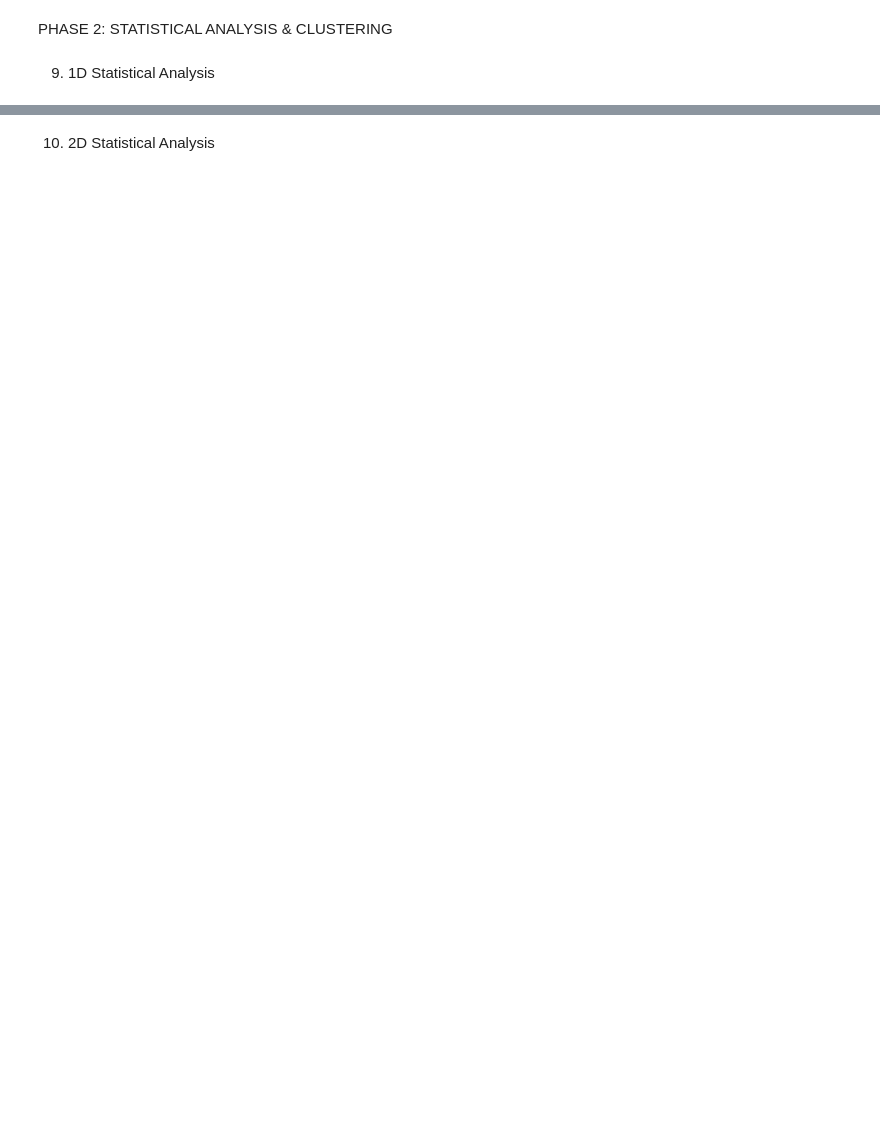
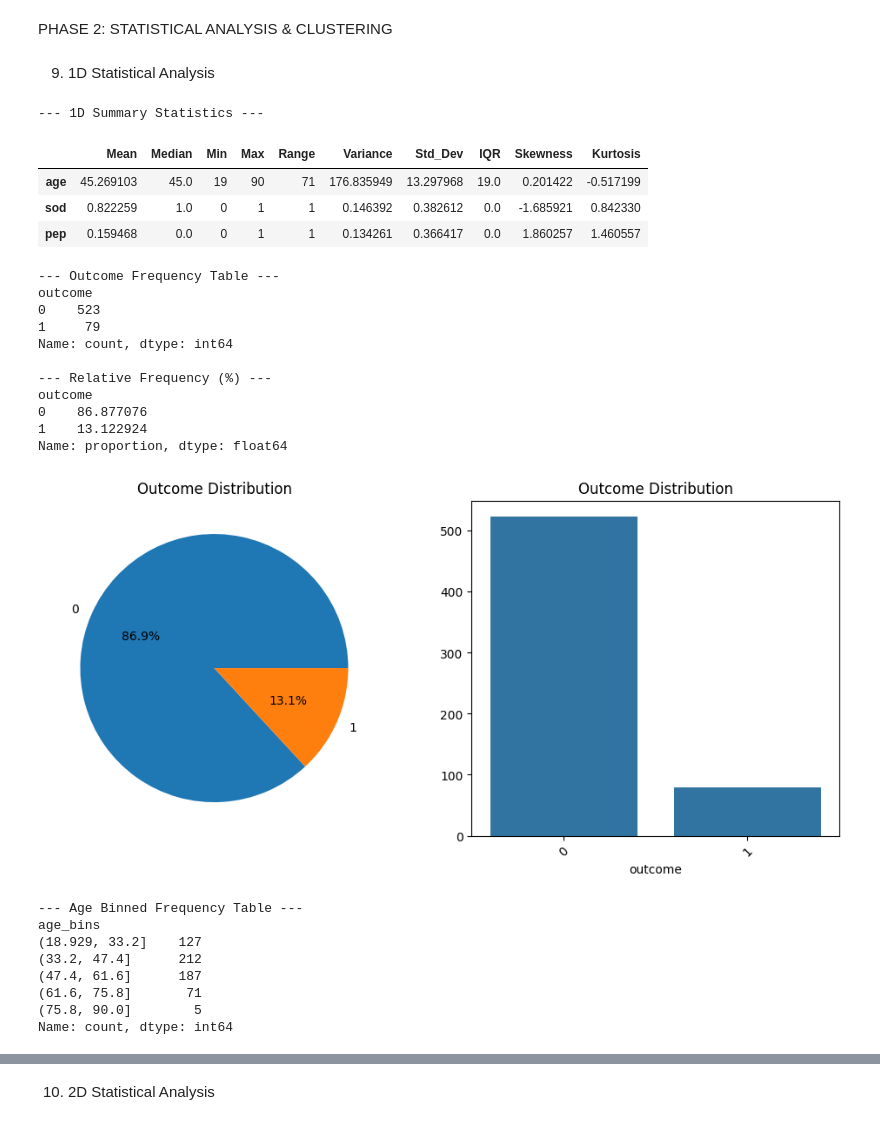
Before and after one commit to Arnavpanwar1312/Arnav_Panwar, a Jupyter notebook: EDA_Project.ipynb, the cells around one changed output, grey strips where cells are left out. Cells and saved outputs as stored; diff of their text form; code cells hidden in the pictures; blank space fills up the shorter version.

```diff
--- a/EDA_Project.ipynb
+++ b/EDA_Project.ipynb
@@ -7,11 +7,11 @@ import pandas as pd
 import numpy as np
 import matplotlib.pyplot as plt
 import seaborn as sns
+url = "https://raw.githubusercontent.com/salemprakash/EDA/main/Data/indo_rct.csv"
+data= pd.read_csv(url)
 # %% [markdown]
 Step 2: Load Dataset
 # %%
-data = pd.read_csv("data.csv")
-
 # Display first records
 print("First 5 Rows:")
 print(data.head())
@@ -319,32 +321,32 @@ from sklearn.preprocessing import StandardScaler
 numeric_cols = ['age', 'sod', 'pep']
 
 # Summary statistics
-stats_df = pd.DataFrame({
-    'Mean': df[numeric_cols].mean(),
-    'Median': df[numeric_cols].median(),
-    'Min': df[numeric_cols].min(),
-    'Max': df[numeric_cols].max(),
-    'Range': df[numeric_cols].max() - df[numeric_cols].min(),
-    'Variance': df[numeric_cols].var(),
-    'Std_Dev': df[numeric_cols].std(),
-    'IQR': df[numeric_cols].apply(stats.iqr),
-    'Skewness': df[numeric_cols].apply(
+stats_data= pd.DataFrame({
+    'Mean': data[numeric_cols].mean(),
+    'Median': data[numeric_cols].median(),
+    'Min': data[numeric_cols].min(),
+    'Max': data[numeric_cols].max(),
+    'Range': data[numeric_cols].max() - data[numeric_cols].min(),
+    'Variance': data[numeric_cols].var(),
+    'Std_Dev': data[numeric_cols].std(),
+    'IQR': data[numeric_cols].apply(stats.iqr),
+    'Skewness': data[numeric_cols].apply(
         stats.skew, nan_policy='omit'
     ),
-    'Kurtosis': df[numeric_cols].apply(
+    'Kurtosis': data[numeric_cols].apply(
         stats.kurtosis, nan_policy='omit'
     )
 })
 
 print("--- 1D Summary Statistics ---")
-display(stats_df)
+display(stats_data)
 
 
 # Frequency of each outcome
-freq_table = df['outcome'].value_counts()
+freq_table = data['outcome'].value_counts()
 
 rel_freq_table = (
-    df['outcome'].value_counts(normalize=True) * 100
+    data['outcome'].value_counts(normalize=True) * 100
 )
 
 print("\n--- Outcome Frequency Table ---")
@@ -378,35 +380,60 @@ plt.xticks(rotation=45)
 plt.show()
 
 
 # Creating age groups for a frequency table
-df['age_bins'] = pd.cut(df['age'], bins=5)
+data['age_bins'] = pd.cut(data['age'], bins=5)
 
 print("\n--- Age Binned Frequency Table ---")
 print(
-    df['age_bins']
+    data['age_bins']
     .value_counts()
     .sort_index()
 )
 
 
 # Histogram and boxplot for age
 fig, axes = plt.subplots(1, 2, figsize=(12, 5))
 
 sns.histplot(
-    df['age'],
+    data['age'],
     bins=10,
     kde=True,
     ax=axes[0]
 )
 
 axes[0].set_title('Age Histogram')
 
-
 sns.boxplot(
-    x=df['age'],
+    x=data['age'],
     ax=axes[1]
 )
 
 axes[1].set_title('Age Box Plot')
 
 plt.show()
+# %% [output]
+--- 1D Summary Statistics ---
+|  | Mean | Median | Min | Max | Range | Variance | Std_Dev | IQR | Skewness | Kurtosis |
+| age | 45.269103 | 45.0 | 19 | 90 | 71 | 176.835949 | 13.297968 | 19.0 | 0.201422 | -0.517199 |
+| sod | 0.822259 | 1.0 | 0 | 1 | 1 | 0.146392 | 0.382612 | 0.0 | -1.685921 | 0.842330 |
+| pep | 0.159468 | 0.0 | 0 | 1 | 1 | 0.134261 | 0.366417 | 0.0 | 1.860257 | 1.460557 |
+--- Outcome Frequency Table ---
+outcome
+0    523
+1     79
+Name: count, dtype: int64
+
+--- Relative Frequency (%) ---
+outcome
+0    86.877076
+1    13.122924
+Name: proportion, dtype: float64
+[figure, added]
+--- Age Binned Frequency Table ---
+age_bins
+(18.929, 33.2]    127
+(33.2, 47.4]      212
+(47.4, 61.6]      187
+(61.6, 75.8]       71
+(75.8, 90.0]        5
+Name: count, dtype: int64
```
Also changed, not shown: parts of 8 cells of this notebook.
